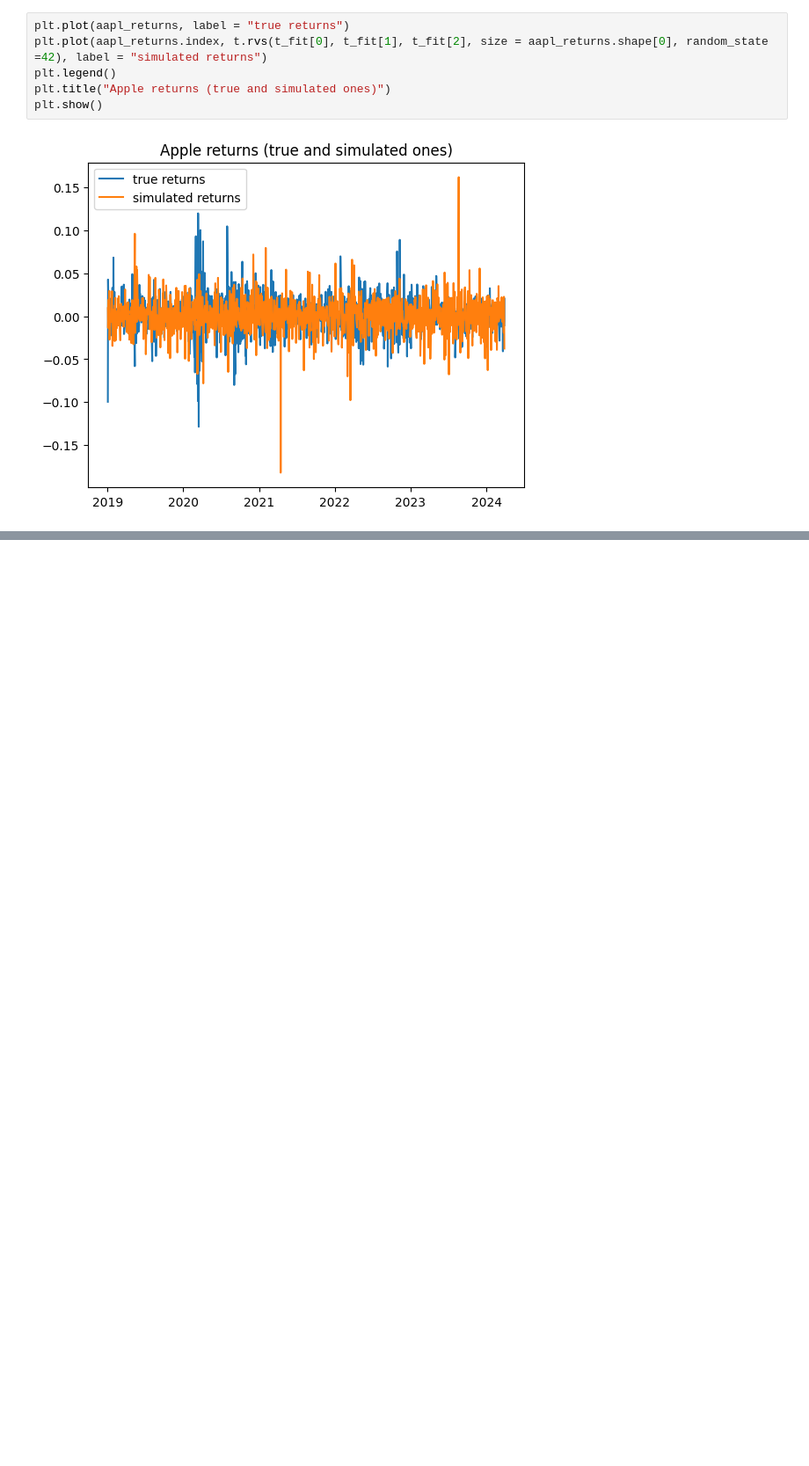
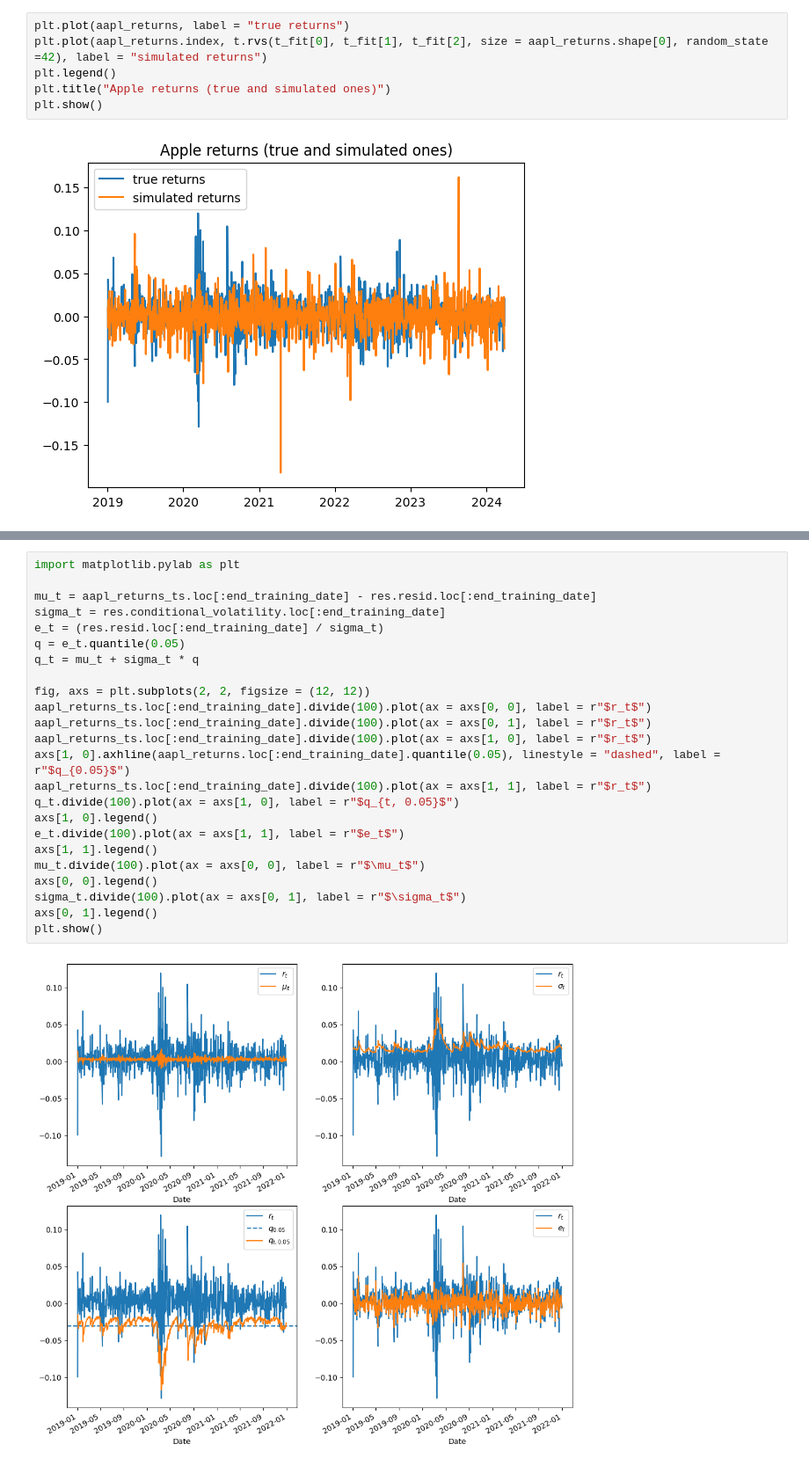
Before and after one commit to RalfKellner/fdaml_coursebook, a Jupyter notebook: coursebook/_build/jupyter_execute/03_univariate_models.ipynb, the cells around one changed output, grey strips where cells are left out. Shown at 88% size. Drawn from its saved outputs; the diff is of its cells as text; blank space fills up the shorter version.

```diff
--- a/coursebook/_build/jupyter_execute/03_univariate_models.ipynb
+++ b/coursebook/_build/jupyter_execute/03_univariate_models.ipynb
@@ -696,0 +742,26 @@ Covariance estimator: robust
+# %%
+import matplotlib.pylab as plt
+
+mu_t = aapl_returns_ts.loc[:end_training_date] - res.resid.loc[:end_training_date]
+sigma_t = res.conditional_volatility.loc[:end_training_date]
+e_t = (res.resid.loc[:end_training_date] / sigma_t)
+q = e_t.quantile(0.05)
+q_t = mu_t + sigma_t * q
+
+fig, axs = plt.subplots(2, 2, figsize = (12, 12))
+aapl_returns_ts.loc[:end_training_date].divide(100).plot(ax = axs[0, 0], label = r"$r_t$")
+aapl_returns_ts.loc[:end_training_date].divide(100).plot(ax = axs[0, 1], label = r"$r_t$")
+aapl_returns_ts.loc[:end_training_date].divide(100).plot(ax = axs[1, 0], label = r"$r_t$")
+axs[1, 0].axhline(aapl_returns.loc[:end_training_date].quantile(0.05), linestyle = "dashed", label = r"$q_{0.05}$")
+aapl_returns_ts.loc[:end_training_date].divide(100).plot(ax = axs[1, 1], label = r"$r_t$")
+q_t.divide(100).plot(ax = axs[1, 0], label = r"$q_{t, 0.05}$")
+axs[1, 0].legend()
+e_t.divide(100).plot(ax = axs[1, 1], label = r"$e_t$")
+axs[1, 1].legend()
+mu_t.divide(100).plot(ax = axs[0, 0], label = r"$\mu_t$")
+axs[0, 0].legend()
+sigma_t.divide(100).plot(ax = axs[0, 1], label = r"$\sigma_t$")
+axs[0, 1].legend()
+plt.show()
+# %% [output]
+[figure, added]
```
Also changed, not shown: parts of 15 cells of this notebook, 20 other files.
